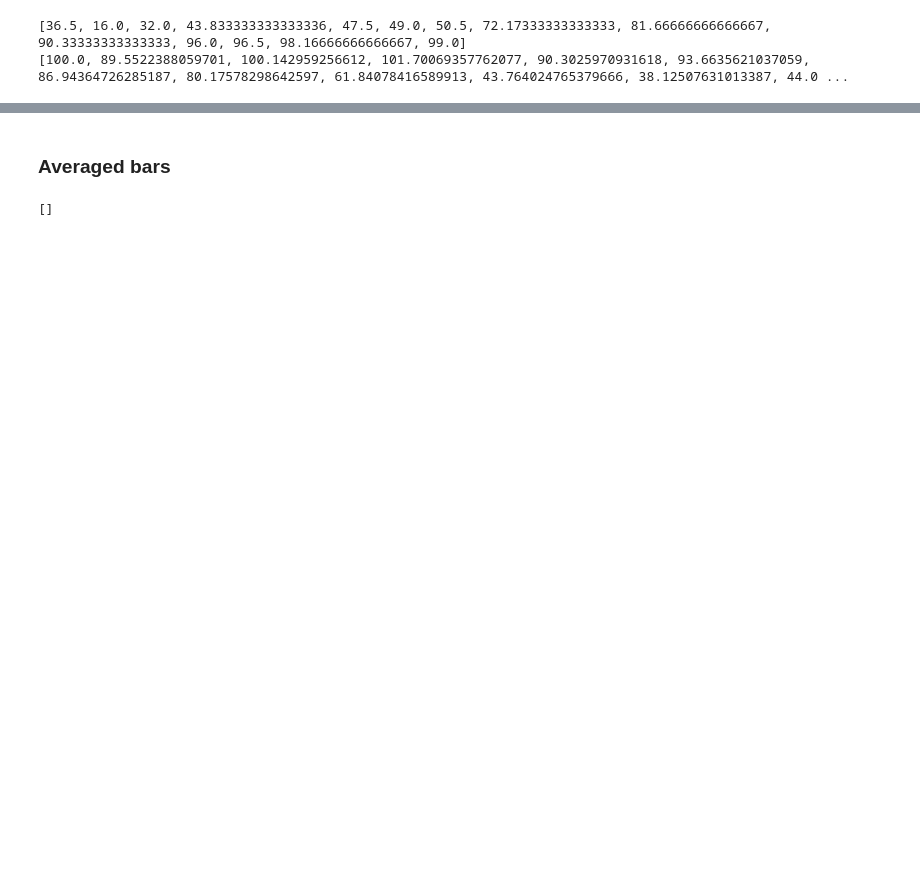
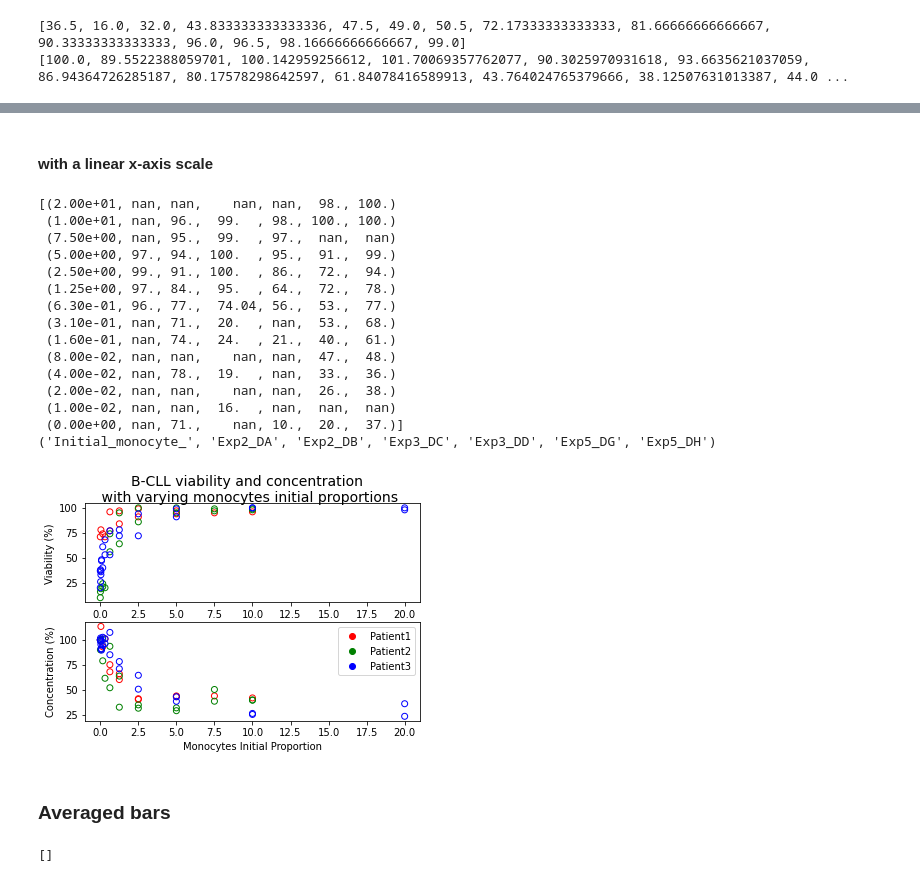
Before and after one commit to Ninouchkaia/ABM, a Jupyter notebook: ABM_figures.ipynb, the cells around one changed output, grey strips where cells are left out. Cells and saved outputs as stored; diff of their text form; code cells hidden in the pictures; blank space fills up the shorter version.

```diff
--- a/ABM_figures.ipynb
+++ b/ABM_figures.ipynb
@@ -1092,3 +1167,64 @@ plt.plot()
+# %% [markdown]
+#### with a linear x-axis scale
+# %%
+import numpy as np
+import matplotlib
+import matplotlib.pyplot as plt
+
+predicted_via = np.genfromtxt("prediction-exp-via.txt", delimiter='\t', names=True)
+predicted_conc = np.genfromtxt("prediction-exp-conc.txt", delimiter='\t', names=True)
+print(predicted_via)
+predicted_via = np.flip(predicted_via)
+predicted_conc = np.flip(predicted_conc)
+
+# print([str(x) for x in predicted_via['mono']])
+
+fig, axs = plt.subplots(2,1)
+fig.suptitle('B-CLL viability and concentration\n with varying monocytes initial proportions', fontsize=14)
+print(predicted_via.dtype.names)
+# plt.xticks(range(len([str(x) for x in predicted_via['Initial_monocyte_']])), [str(x) for x in predicted_via['Initial_monocyte_']])
+
+axs[0].scatter (predicted_via['Initial_monocyte_'], predicted_via['Exp2_DA'], facecolors ='none', edgecolors='r')
+axs[0].scatter (predicted_via['Initial_monocyte_'], predicted_via['Exp2_DB'], facecolors ='none', edgecolors='r')
+axs[0].scatter (predicted_via['Initial_monocyte_'], predicted_via['Exp3_DC'], facecolors ='none', edgecolors='g')
+axs[0].scatter (predicted_via['Initial_monocyte_'], predicted_via['Exp3_DD'], facecolors ='none', edgecolors='g')
+axs[0].scatter (predicted_via['Initial_monocyte_'], predicted_via['Exp5_DG'], facecolors ='none', edgecolors='b')
+axs[0].scatter (predicted_via['Initial_monocyte_'], predicted_via['Exp5_DH'], facecolors ='none', edgecolors='b')
+axs[0].set_xlabel('Monocytes Initial Proportion')
+axs[0].set_ylabel('Viability (%)')
+
+axs[1].scatter (predicted_conc['Initial_monocyte_'], predicted_conc['Exp2_DA'], facecolors ='none', edgecolors='r')
+axs[1].scatter (predicted_conc['Initial_monocyte_'], predicted_conc['Exp2_DB'], facecolors ='none', edgecolors='r')
+axs[1].scatter (predicted_conc['Initial_monocyte_'], predicted_conc['Exp3_DC'], facecolors ='none', edgecolors='g')
+axs[1].scatter (predicted_conc['Initial_monocyte_'], predicted_conc['Exp3_DD'], facecolors ='none', edgecolors='g')
+axs[1].scatter (predicted_conc['Initial_monocyte_'], predicted_conc['Exp5_DG'], facecolors ='none', edgecolors='b')
+axs[1].scatter (predicted_conc['Initial_monocyte_'], predicted_conc['Exp5_DH'], facecolors ='none', edgecolors='b')
+axs[1].set_xlabel('Monocytes Initial Proportion')
+axs[1].set_ylabel('Concentration (%)')
+
+axs[1].legend(['Patient1','Patient2','Patient3'])#, loc='upper right', bbox_to_anchor=(1.25,1.3))
+leg = axs[1].get_legend()
+leg.legendHandles[0].set_color('red')
+leg.legendHandles[1].set_color('green')
+leg.legendHandles[2].set_color('blue')
+plt.show()
+# %% [output]
+[(2.00e+01, nan, nan,    nan, nan,  98., 100.)
+ (1.00e+01, nan, 96.,  99.  , 98., 100., 100.)
+ (7.50e+00, nan, 95.,  99.  , 97.,  nan,  nan)
+ (5.00e+00, 97., 94., 100.  , 95.,  91.,  99.)
+ (2.50e+00, 99., 91., 100.  , 86.,  72.,  94.)
+ (1.25e+00, 97., 84.,  95.  , 64.,  72.,  78.)
+ (6.30e-01, 96., 77.,  74.04, 56.,  53.,  77.)
+ (3.10e-01, nan, 71.,  20.  , nan,  53.,  68.)
+ (1.60e-01, nan, 74.,  24.  , 21.,  40.,  61.)
+ (8.00e-02, nan, nan,    nan, nan,  47.,  48.)
+ (4.00e-02, nan, 78.,  19.  , nan,  33.,  36.)
+ (2.00e-02, nan, nan,    nan, nan,  26.,  38.)
+ (1.00e-02, nan, nan,  16.  , nan,  nan,  nan)
+ (0.00e+00, nan, 71.,    nan, 10.,  20.,  37.)]
+('Initial_monocyte_', 'Exp2_DA', 'Exp2_DB', 'Exp3_DC', 'Exp3_DD', 'Exp5_DG', 'Exp5_DH')
+[figure, added]
 # %% [markdown]
 ### Averaged bars
 # %%
```
Also changed, not shown: parts of 4 cells of this notebook.
